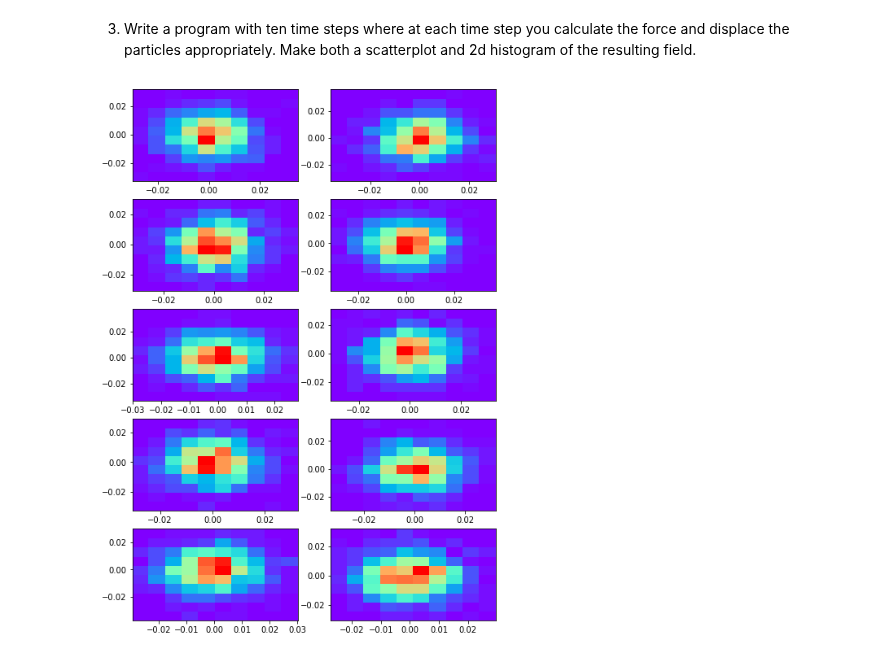
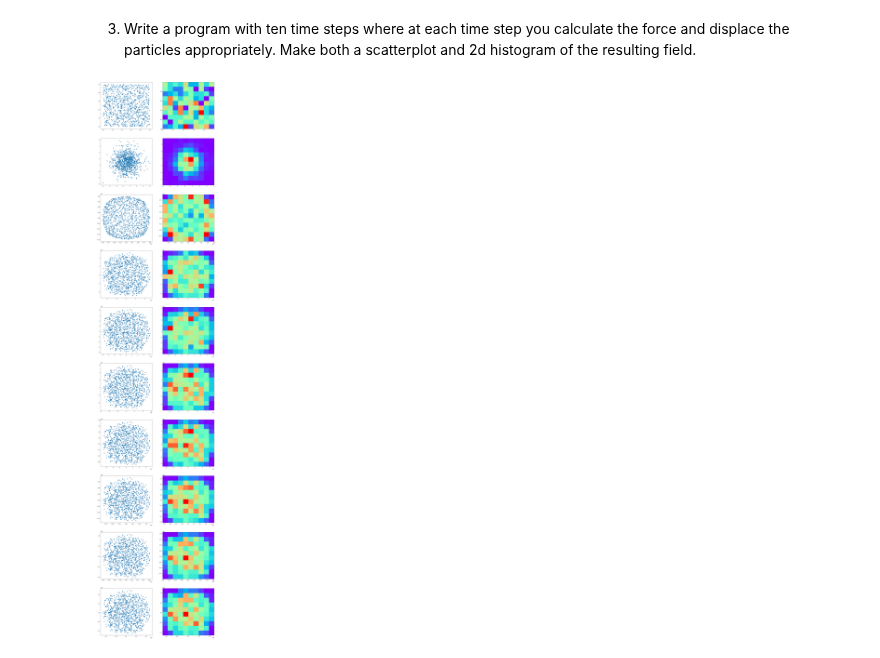
Before and after one commit to ShengJunHui/Homeworks, a Jupyter notebook: PS2/matplotlib_numpy.ipynb, the cells around one changed output. Cells and saved outputs as stored; diff of their text form; code cells hidden in the pictures.

```diff
--- a/PS2/matplotlib_numpy.ipynb
+++ b/PS2/matplotlib_numpy.ipynb
@@ -265,8 +263,2 @@ loc[1]
 # %% [markdown]
 2) Write a function to calculate the force on each particle. Remember that force is a vector quanity.
-# %%
-def Force(k, m1, m2, r ,seta):
-    force=[k* m1* m2* np.cos(seta)/ r**2, k* m1* m2* np.sin(seta)/ r**2]
-    # first element of the list is the x-component and the second one is the y-component
-
-    return force
@@ -273,10 +297,30 @@ def Force(k, m1, m2, r ,seta):
 # %% [markdown]
 3) Write a program with ten time steps where at each time step you calculate the force and displace the particles appropriately. Make both a scatterplot and 2d histogram of the resulting field.
-# %%
-fig, axes=plt.subplots(5, 2, figsize=(8,12))
-for n,i in enumerate(axes):
-    for m,j in enumerate(i):
-        loc= np.array([random.normal(0, 0.01, 1000),random.normal(0, 0.01, 1000)])
-        _= j.hist2d(loc[0], loc[1], cmap="rainbow")
-# %% [output]
-[figure, removed]
+# %%
+x= np.random.random(1000)
+y= np.random.random(1000)
+u= np.random.normal(0, 0.01, 1000)
+v= np.random.normal(0, 0.01, 1000)
+
+x_new= x.reshape(1000,1)
+y_new= y.reshape(1000,1)
+r= np.hstack([x_new, y_new]) # information of position of each particle
+
+u_new= u.reshape(1000,1)
+v_new= v.reshape(1000,1)
+V= np.hstack([u_new, v_new]) # information of velocity of each particle
+
+force= np.zeros([1000,2])
+
+fig, axes = plt.subplots(10, 2, figsize=(20,100))
+for i in range(10):
+    # plotting the field: (x,y) is the location
+    axes[i, 0].scatter(r[:,0], r[:,1])
+    _= axes[i, 1].hist2d(r[:,0],r[:,1], cmap="rainbow")
+
+    Force(r, force)
+    # update the position and velocity. Assume delta t to be 100
+    r = r + 100*V
+    V = V + 100*force
+# %% [output]
+[figure, added]
```
Also changed, not shown: parts of 4 cells of this notebook.
